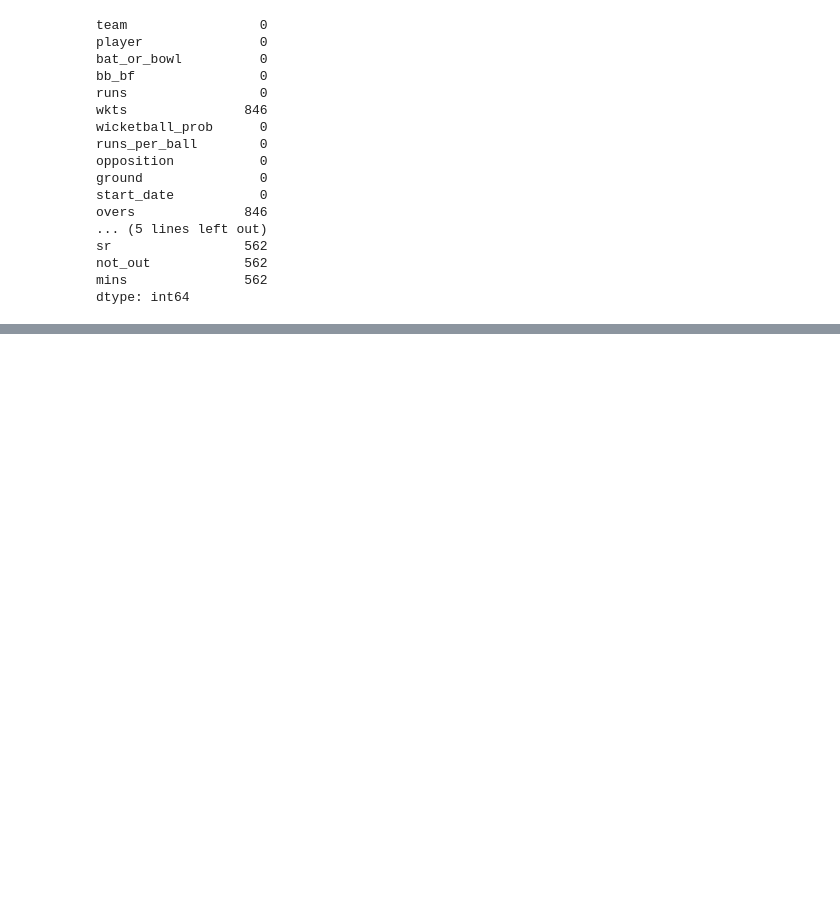
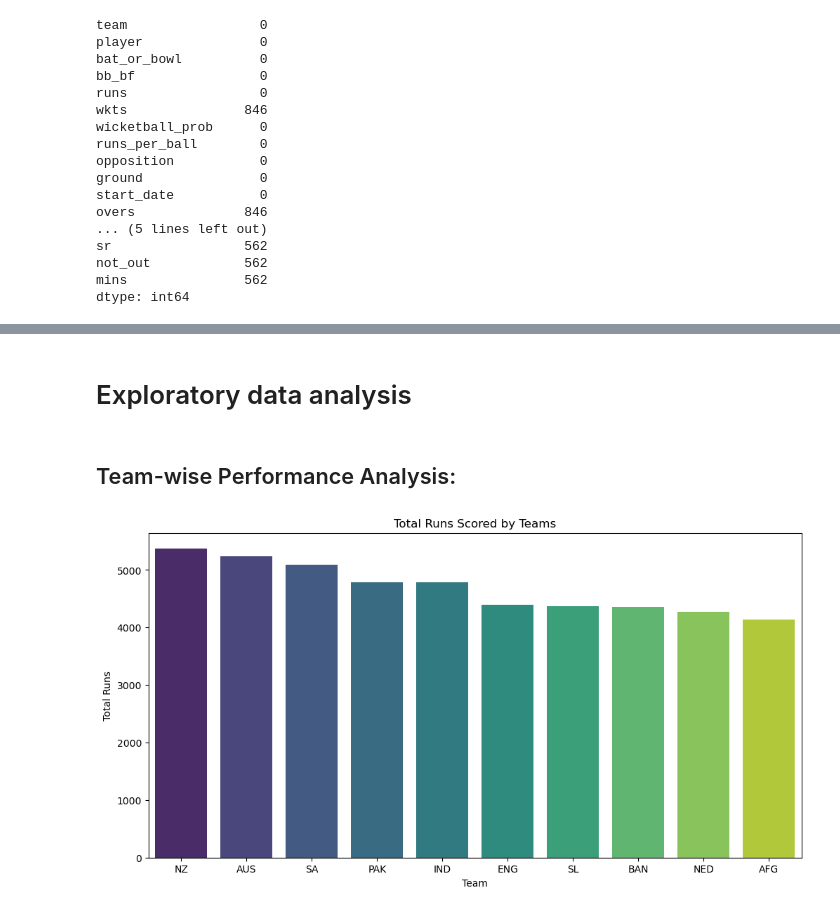
Before and after one commit to Zabih-khan/Worldcup-2023-analysis, a Jupyter notebook: worldcup 2023 analysis.ipynb, the cells around one changed output, grey strips where cells are left out. Saved outputs shown, nothing was run; the diff lists cells and outputs as text; code cells hidden in the pictures; blank space fills up the shorter version.

Commit message:
world cup analysis

```diff
--- a/worldcup 2023 analysis.ipynb
+++ b/worldcup 2023 analysis.ipynb
@@ -117,0 +99,14 @@ player ['Shaheen Shah Afridi (PAK)' 'DJ Willey (ENG)' 'MJ Henry (NZ)'
+# %% [markdown]
+# Exploratory data analysis
+# %% [markdown]
+## Team-wise Performance Analysis:
+# %%
+team_runs = df.groupby('team')['runs'].sum().sort_values(ascending=False)
+plt.figure(figsize=(12, 6))
+sns.barplot(x=team_runs.index, y=team_runs.values, palette='viridis')
+plt.title('Total Runs Scored by Teams')
+plt.xlabel('Team')
+plt.ylabel('Total Runs')
+plt.show()
+# %% [output]
+[figure, added]
```
Also changed, not shown: parts of 31 cells of this notebook.
